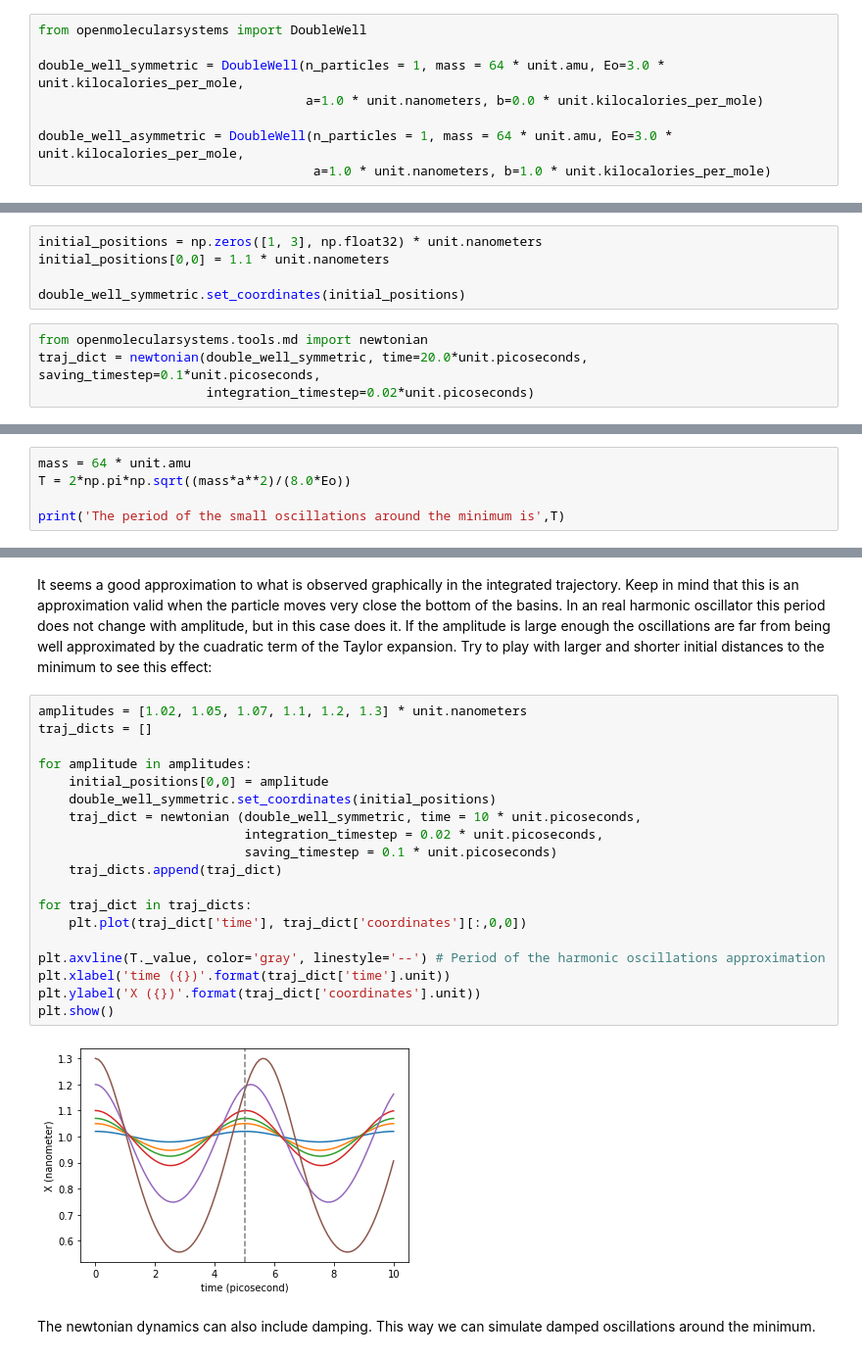
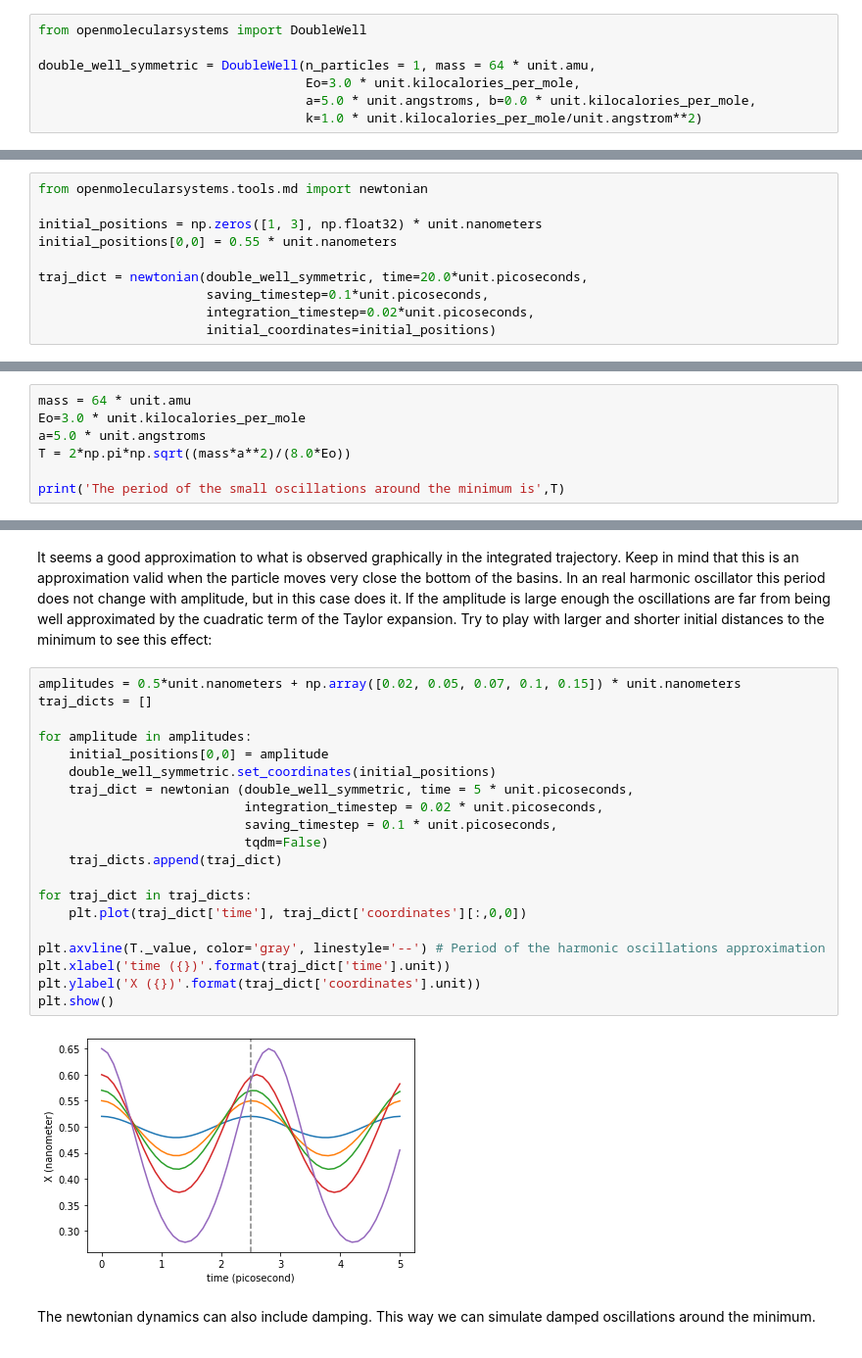
Before and after one commit to uibcdf/Molecular-Systems, a Jupyter notebook: docs/contents/double_well/Double_Well.ipynb, the cells around one changed output, grey strips where cells are left out. Shown at 98% size. Cells and saved outputs as stored; diff of their text form.

Commit message:
Update documentation about the DoubleWell system. The newtonian integrator has now the possibility to give initial coordinates.

```diff
--- a/docs/contents/double_well/Double_Well.ipynb
+++ b/docs/contents/double_well/Double_Well.ipynb
@@ -221,8 +266,7 @@ This test system is fully documented in [DoubleWell class API](../api/_autosumma
 # %%
 from openmolecularsystems import DoubleWell
 
-double_well_symmetric = DoubleWell(n_particles = 1, mass = 64 * unit.amu, Eo=3.0 * unit.kilocalories_per_mole,
-                                   a=1.0 * unit.nanometers, b=0.0 * unit.kilocalories_per_mole)
-
-double_well_asymmetric = DoubleWell(n_particles = 1, mass = 64 * unit.amu, Eo=3.0 * unit.kilocalories_per_mole,
-                                    a=1.0 * unit.nanometers, b=1.0 * unit.kilocalories_per_mole)
+double_well_symmetric = DoubleWell(n_particles = 1, mass = 64 * unit.amu,
+                                   Eo=3.0 * unit.kilocalories_per_mole,
+                                   a=5.0 * unit.angstroms, b=0.0 * unit.kilocalories_per_mole,
+                                   k=1.0 * unit.kilocalories_per_mole/unit.angstrom**2)
@@ -302,12 +341,13 @@ double_well_asymmetric.get_harmonic_standard_deviations_around_minima(temperatur
 # %%
+from openmolecularsystems.tools.md import newtonian
+
 initial_positions = np.zeros([1, 3], np.float32) * unit.nanometers
-initial_positions[0,0] = 1.1 * unit.nanometers
+initial_positions[0,0] = 0.55 * unit.nanometers
 
-double_well_symmetric.set_coordinates(initial_positions)
+traj_dict = newtonian(double_well_symmetric, time=20.0*unit.picoseconds,
+                      saving_timestep=0.1*unit.picoseconds,
+                      integration_timestep=0.02*unit.picoseconds,
+                      initial_coordinates=initial_positions)
-# %%
-from openmolecularsystems.tools.md import newtonian
-traj_dict = newtonian(double_well_symmetric, time=20.0*unit.picoseconds, saving_timestep=0.1*unit.picoseconds,
-                      integration_timestep=0.02*unit.picoseconds)
 # %% [markdown]
 We can now plot the trajectory of the x coordinate:
 # %%
@@ -321,6 +361,8 @@ plt.show()
 Now we can wonder, is the period of the oscillations is in agreement with the value calculated before? A shorter run with more points could be enough to say, by inspection, that the calculus is correct.
 # %%
 mass = 64 * unit.amu
+Eo=3.0 * unit.kilocalories_per_mole
+a=5.0 * unit.angstroms
 T = 2*np.pi*np.sqrt((mass*a**2)/(8.0*Eo))
 
 print('The period of the small oscillations around the minimum is',T)
@@ -344,26 +388,27 @@ plt.show()
 # %% [markdown]
 It seems a good approximation to what is observed graphically in the integrated trajectory. Keep in mind that this is an approximation valid when the particle moves very close the bottom of the basins. In an real harmonic oscillator this period does not change with amplitude, but in this case does it. If the amplitude is large enough the oscillations are far from being well approximated by the cuadratic term of the Taylor expansion. Try to play with larger and shorter initial distances to the minimum to see this effect:
 # %%
-amplitudes = [1.02, 1.05, 1.07, 1.1, 1.2, 1.3] * unit.nanometers
+amplitudes = 0.5*unit.nanometers + np.array([0.02, 0.05, 0.07, 0.1, 0.15]) * unit.nanometers
 traj_dicts = []
 
 for amplitude in amplitudes:
     initial_positions[0,0] = amplitude
     double_well_symmetric.set_coordinates(initial_positions)
-    traj_dict = newtonian (double_well_symmetric, time = 10 * unit.picoseconds,
+    traj_dict = newtonian (double_well_symmetric, time = 5 * unit.picoseconds,
                            integration_timestep = 0.02 * unit.picoseconds,
-                           saving_timestep = 0.1 * unit.picoseconds)
+                           saving_timestep = 0.1 * unit.picoseconds,
+                           tqdm=False)
     traj_dicts.append(traj_dict)
 
 for traj_dict in traj_dicts:
     plt.plot(traj_dict['time'], traj_dict['coordinates'][:,0,0])
 
 plt.axvline(T._value, color='gray', linestyle='--') # Period of the harmonic oscillations approximation
 plt.xlabel('time ({})'.format(traj_dict['time'].unit))
 plt.ylabel('X ({})'.format(traj_dict['coordinates'].unit))
 plt.show()
 # %% [output]
-[figure, old version]
+[figure, new version]
 # %% [markdown]
 The newtonian dynamics can also include damping. This way we can simulate damped oscillations around the minimum.
 # %%
```
Also changed, not shown: parts of 29 cells of this notebook, 2 other files.
